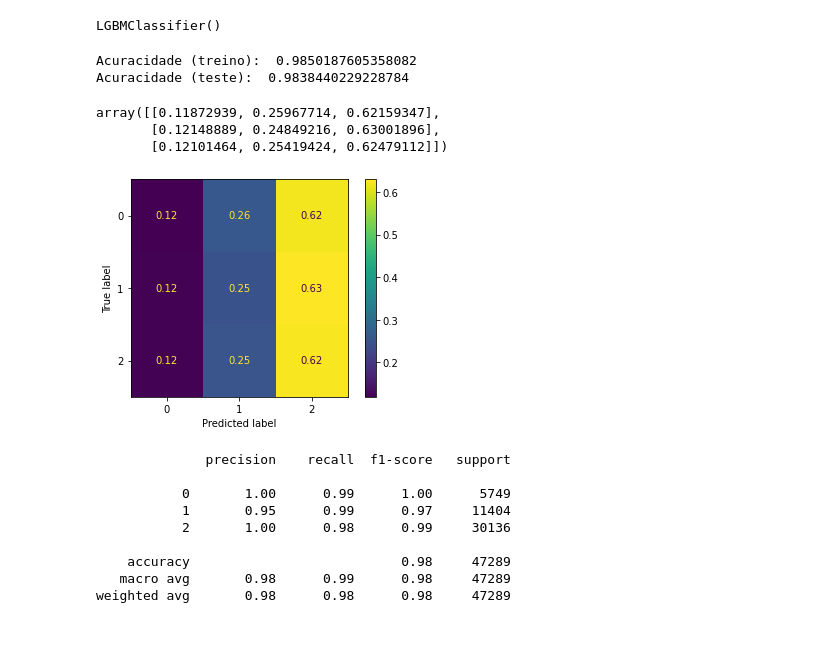
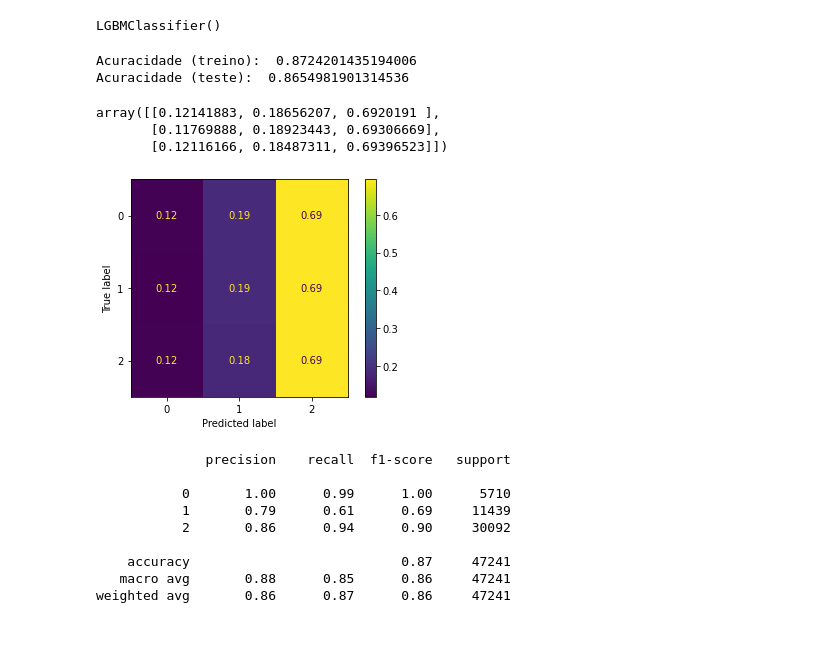
Before and after one commit to 2022M3T3-Inteli/Rappi-Hour, a Jupyter notebook: notebooks/machine-learning/Models_test.ipynb, the cells around one changed output. Drawn from its saved outputs; the diff is of its cells as text; code cells hidden in the pictures.

```diff
--- a/notebooks/machine-learning/Models_test.ipynb
+++ b/notebooks/machine-learning/Models_test.ipynb
@@ -51,3 +31,9 @@ memory usage: 38.5 MB
+# %%
+df["IS_ACTIVE"].replace({
+    "False": 0,
+    "True": 1,
+    "Quasi": 0
+}, inplace=True)
 # %% [markdown]
 ## Features / Target
 # %%
@@ -378,52 +301,52 @@ weighted avg       0.94      0.94      0.94     47289
 # %% [markdown]
 ## LGBM
 # %%
-#import lightgbm as lgb
+import lightgbm as lgb
 
-#x_train, x_test, y_train, y_test = train_test_split(x, y, test_size = 0.3, random_state=42)
+x_train, x_test, y_train, y_test = train_test_split(x, y, test_size = 0.3, random_state=42)
 # Criando o modelo
 
-#lgb = lgb.LGBMClassifier()
+lgb = lgb.LGBMClassifier()
 
-#lgb.fit(x_train, y_train)
+lgb.fit(x_train, y_train)
 # %% [output]
 LGBMClassifier()
 # %%
-#print('Acuracidade (treino): ', lgb.score( x_train, y_train ))
-#print('Acuracidade (teste): ', lgb.score( x_test, y_test ))
+print('Acuracidade (treino): ', lgb.score( x_train, y_train ))
+print('Acuracidade (teste): ', lgb.score( x_test, y_test ))
 # %% [output]
-Acuracidade (treino):  0.9850187605358082
-Acuracidade (teste):  0.9838440229228784
+Acuracidade (treino):  0.8724201435194006
+Acuracidade (teste):  0.8654981901314536
 # %%
-#y_pred_lgb = lgb.predict(x_test)
+y_pred_lgb = lgb.predict(x_test)
 # %%
-#cm_lgb = confusion_matrix(y_true, y_pred_lgb, normalize = 'true')
-#cm_lgb
+cm_lgb = confusion_matrix(y_true, y_pred_lgb, normalize = 'true')
+cm_lgb
 # %% [output]
-array([[0.11872939, 0.25967714, 0.62159347],
-       [0.12148889, 0.24849216, 0.63001896],
-       [0.12101464, 0.25419424, 0.62479112]])
+array([[0.12141883, 0.18656207, 0.6920191 ],
+       [0.11769888, 0.18923443, 0.69306669],
+       [0.12116166, 0.18487311, 0.69396523]])
 # %%
 # versão visual mais bonita da matriz
-#disp_lgb = ConfusionMatrixDisplay(confusion_matrix=cm_lgb,
-#                              display_labels=lgb.classes_)
+disp_lgb = ConfusionMatrixDisplay(confusion_matrix=cm_lgb,
+                            display_labels=lgb.classes_)
 
-#disp_lgb.plot()
-#plt.show()
+disp_lgb.plot()
+plt.show()
 # %% [output]
-[figure, old version]
+[figure, new version]
 # %%
-#print(classification_report(y_test, y_pred_lgb))
+print(classification_report(y_test, y_pred_lgb))
 # %% [output]
               precision    recall  f1-score   support
 
-           0       1.00      0.99      1.00      5749
-           1       0.95      0.99      0.97     11404
-           2       1.00      0.98      0.99     30136
+           0       1.00      0.99      1.00      5710
+           1       0.79      0.61      0.69     11439
+           2       0.86      0.94      0.90     30092
 
-    accuracy                           0.98     47289
-   macro avg       0.98      0.99      0.98     47289
-weighted avg       0.98      0.98      0.98     47289
+    accuracy                           0.87     47241
+   macro avg       0.88      0.85      0.86     47241
+weighted avg       0.86      0.87      0.86     47241
 # %% [markdown]
 #
 # %% [markdown]
```
Also changed, not shown: parts of 51 cells of this notebook.
